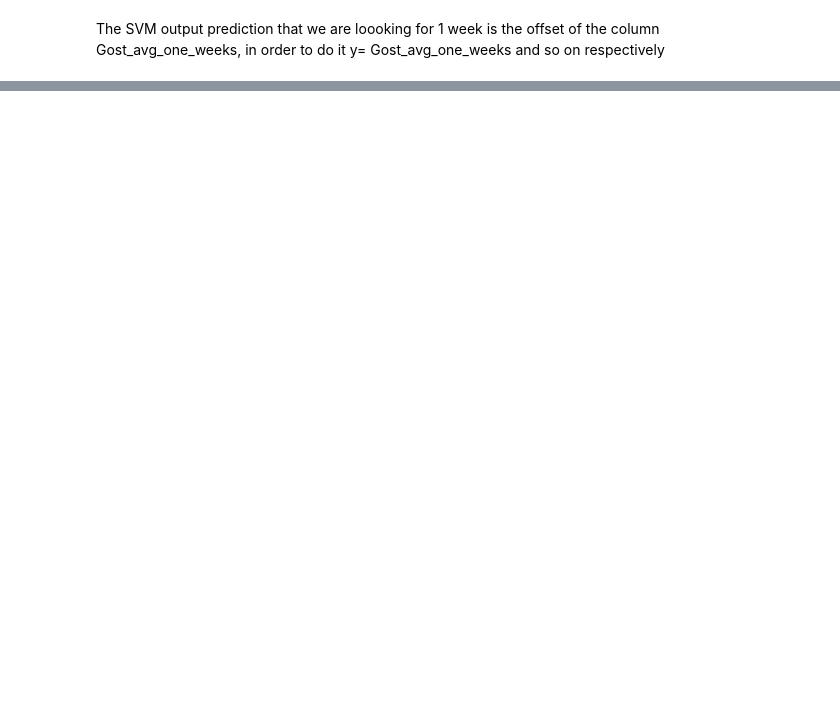
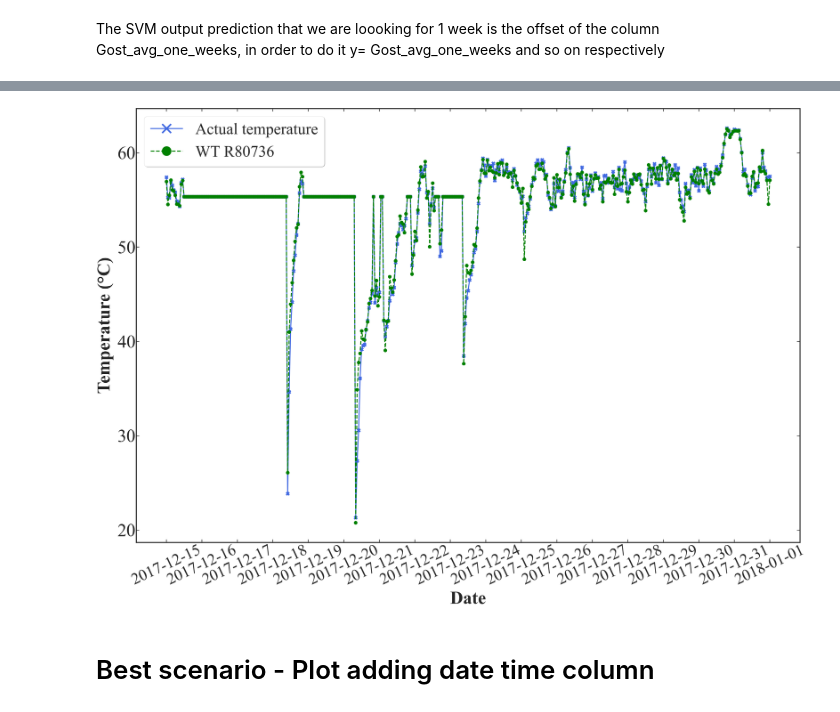
Before and after one commit to Evelenac/Twin-Wind-Turbine, a Jupyter notebook: ML_Digital_Turbine.ipynb, the cells around one changed output, grey strips where cells are left out. Cells and saved outputs as stored; diff of their text form; code cells hidden in the pictures; blank space fills up the shorter version.

```diff
--- a/ML_Digital_Turbine.ipynb
+++ b/ML_Digital_Turbine.ipynb
@@ -226,3 +396,5 @@ dataset = data_2016[['Date_time','Dst_avg','Yt_avg','Ba_avg','Db2t_avg','Db1t_av
+# %%
+dataset = data[['Date_time','P_avg','Ws_avg','Ot_avg','Dst_avg','Gb2t_avg','Db2t_avg','Gost_avg']]
 # %%
 # Gráfico de distribución para cada variable numérica
 # ==============================================================================
@@ -376,5 +1032,9 @@ MSE: 56.39281017183191
 # %%
 #Residuals
-sns.set_theme(style="whitegrid")
-sns.displot(SVR_data['Gost_Predicted value'],color= 'y' ,kde = True)
-sns.displot(SVR_data['Gost_Original Value'],kde = True)
+plt.style.use('seaborn-darkgrid')
+plt.figure(figsize=(10,20))
+axx = sns.displot(SVR_data['Gost_Predicted value'],color= 'y' ,kde = True)
+
+axx.set(xlabel='Predicted Value', ylabel='Density', title='Turbine-R80721 Data Distribution')
+axx.fig.set_figwidth(6)
+axx.fig.set_figheight(5)
@@ -408,4 +1057,3 @@ sns.swarmplot(data=SVR_data,x='Gost_Original Value',ax=ax[1],color='.25',size=4)
 # %%
 #Residual
-sns.set_theme(style="whitegrid")
 sns.residplot(x=SVR_data['Gost_Original Value'],y =SVR_data['Gost_Predicted value'] , lowess=True, color="red")
@@ -521,0 +1782,62 @@ plt.show()
+# %%
+split_date = '2018-01-01'
+start_date = '2017-12-15'
+# %%
+
+# 3 turbines plot with same training set
+plt.style.use('seaborn-ticks')
+fig = plt.figure(figsize=(50, 35))
+ax1 = fig.add_subplot(111)
+
+for axis in ['top', 'bottom', 'left', 'right']:
+
+    ax1.spines[axis].set_linewidth(5)
+
+#Total- Prediction data plot
+
+ax1.plot(T4_Repdata['Gost_Original Value'].loc[(T4_Repdata.index>= start_date) & (T4_Repdata.index <= split_date)],
+         color='royalblue', label='Actual temperature',marker ='x',linewidth = 5, markersize= 15,markeredgewidth =8)
+
+ax1.plot(T4_Repdata['Turbine R80790'].loc[(T4_Repdata.index>= start_date) & (T4_Repdata.index <= split_date)],
+         color='green', label='WT R80736',linestyle ='--',marker ='o',linewidth = 5, markersize= 15,markeredgewidth =3)
+
+#ax1.plot(T1_Repdata['Turbine R80711'].loc[(T1_Repdata.index>= start_date) & (T1_Repdata.index <= split_date)],
+         #color='darkorange', label='WT R80711',linestyle ='--',marker ='o',linewidth = 3 ,markersize = 10)
+
+#ax1.plot(T2_Repdata['Turbine R80721'].loc[(T2_Repdata.index>= start_date) & (T2_Repdata.index <= split_date)],
+         #color='purple', label='WT R80721',linestyle ='--',marker ='o',linewidth = 5 ,markersize = 15)
+
+#ax1.plot(T3_Repdata['Turbine R80736'].loc[(T3_Repdata.index>= start_date) & (T3_Repdata.index <= split_date)],
+         #color='crimson', label='WT R80790',linestyle ='--',marker ='o',linewidth = 5 ,markersize = 15)
+
+
+#Plot Limits
+#ax1.yaxis.set_ticks(np.arange(10, 60, 2))
+ax1.xaxis.set_major_locator(mdates.DayLocator(interval=1))
+
+#Axis format
+#ax1.xaxis.set_tick_params(labelsize=18)
+#ax1.yaxis.set_tick_params(labelsize=24)
+
+ax1.tick_params(bottom=True, top=True, left=True, right=True, direction="in",length=15, width=3)
+ax1.tick_params(labelbottom=True, labeltop=False, labelleft=True, labelright=False)
+
+import matplotlib as mpl
+mpl.rc('font',family='Times New Roman')
+
+ax1.legend(frameon=True, loc='best', prop={'size':80}, fancybox=True, shadow=True, markerscale= 3)
+
+plt.xticks(rotation = 25, fontweight='normal',  fontname= 'Times New Roman',fontsize=80)
+plt.yticks(fontweight='normal',  fontname= 'Times New Roman',fontsize=90)
+
+
+# Plot labels
+ax1.set_xlabel('Date',fontsize=90,fontname= 'Times New Roman', fontweight='bold',labelpad=20)
+ax1.set_ylabel('Temperature (°C)', fontname= 'Times New Roman',fontsize = 90 ,fontweight='bold',labelpad=20)
+#ax1.set_title('', fontname= 'Times New Roman',fontsize=80,fontweight='bold',pad=20)
+
+fig.tight_layout()
+plt.autoscale(enable=True, axis = 'both')
+plt.show()
+# %% [output]
+[figure, added]
@@ -521,0 +1846,2 @@ plt.show()
+# %% [markdown]
+# Best scenario - Plot adding date time column
```
Also changed, not shown: parts of 306 cells of this notebook.
